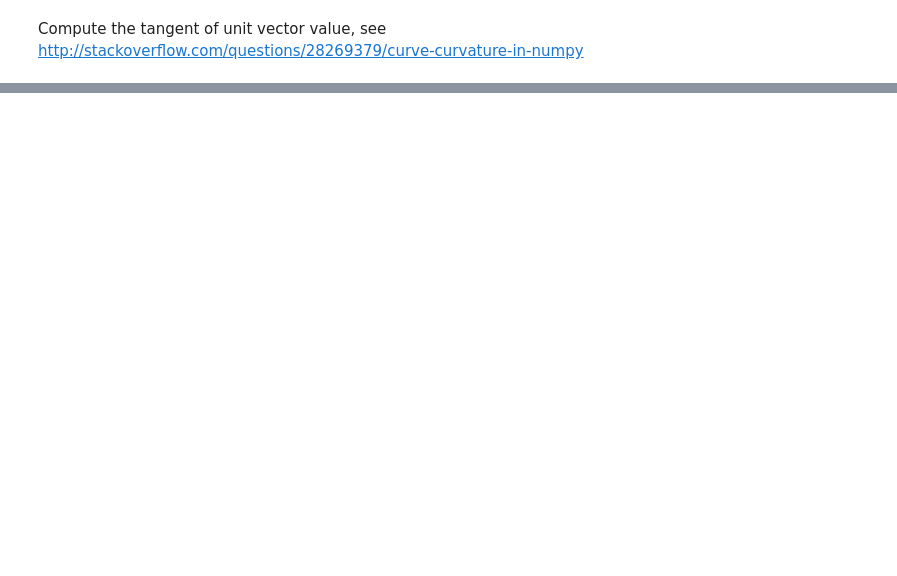
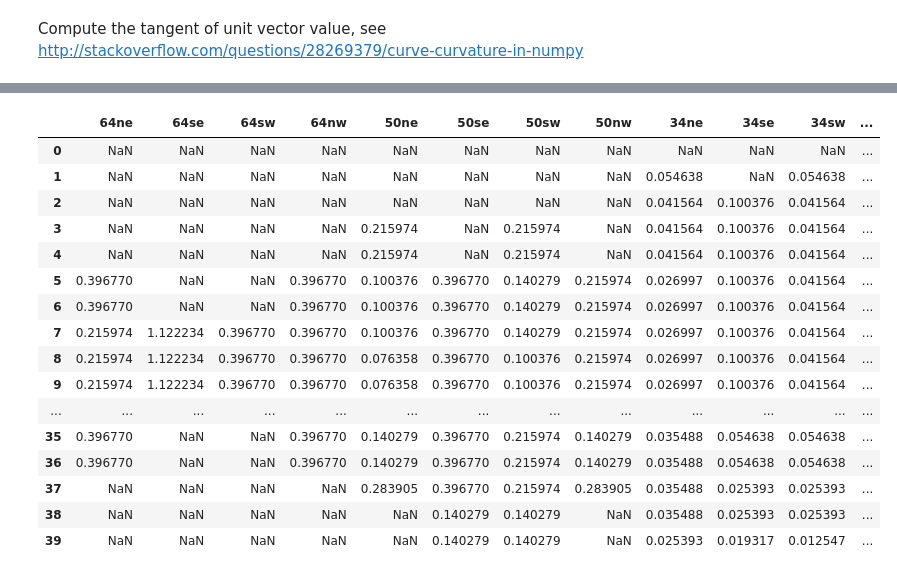
Before and after one commit to ec-jrc/pyStorms, a Jupyter notebook: Subtract translational and Coriolis velocity.ipynb, the cells around one changed output, grey strips where cells are left out. Cells and saved outputs as stored; diff of their text form; code cells hidden in the pictures; blank space fills up the shorter version.

```diff
--- a/Subtract translational and Coriolis velocity.ipynb
+++ b/Subtract translational and Coriolis velocity.ipynb
@@ -325,20 +112,0 @@ SINFI = np.sin(th)
-# %%
-#==========================================================================
-# loop over all times in bulletin - BELLOW the workflow for one time
-#==========================================================================
-done=0
-t=6
-
-time = TIME[t]
-lat = LAT[t]
-lon = LON[t]
-vmax0 = VMAX0[t]
-vmax0k = vmax0*fk #translate from 1km to 10km
-V0=np.array([64, 64, 64, 64, 50, 50, 50, 50, 34, 34, 34, 34])*kt2ms*fk #translate knots to m/s and from 1km to 10km
-R0=np.array([ne64[t], se64[t], sw64[t], nw64[t], ne50[t], se50[t], sw50[t], nw50[t], ne34[t], se34[t], sw34[t], nw34[t]])
-an=np.array([tetaNE, tetaSE, tetaSW, tetaNW,tetaNE, tetaSE, tetaSW, tetaNW,tetaNE, tetaSE, tetaSW, tetaNW])
-vtr = VTR[t]
-vtrx = VTRX[t]
-vtry = VTRY[t]
-sinfi = SINFI[t]
-cosfi = COSFI[t]
@@ -431,0 +113,7 @@ else:
+# %%
+# extend dataset to save new data
+inpdat['vtrx']=vtrx
+inpdat['vtry']=vtry
+inpdat['vtr']=vtr
+inpdat['cosfi']=cosfi
+inpdat['sinfi']=sinfi
@@ -431,0 +162,4 @@ else:
+# %%
+R=inpdat.ix[:,radcols].copy()
+# %%
+R=R[R>0]
@@ -431,0 +169,20 @@ else:
+# %%
+RATIO
+# %% [output]
+|  | 64ne | 64se | 64sw | 64nw | 50ne | 50se | 50sw | 50nw | 34ne | 34se | 34sw | ... |
+| 0 | NaN | NaN | NaN | NaN | NaN | NaN | NaN | NaN | NaN | NaN | NaN | ... |
+| 1 | NaN | NaN | NaN | NaN | NaN | NaN | NaN | NaN | 0.054638 | NaN | 0.054638 | ... |
+| 2 | NaN | NaN | NaN | NaN | NaN | NaN | NaN | NaN | 0.041564 | 0.100376 | 0.041564 | ... |
+| 3 | NaN | NaN | NaN | NaN | 0.215974 | NaN | 0.215974 | NaN | 0.041564 | 0.100376 | 0.041564 | ... |
+| 4 | NaN | NaN | NaN | NaN | 0.215974 | NaN | 0.215974 | NaN | 0.041564 | 0.100376 | 0.041564 | ... |
+| 5 | 0.396770 | NaN | NaN | 0.396770 | 0.100376 | 0.396770 | 0.140279 | 0.215974 | 0.026997 | 0.100376 | 0.041564 | ... |
+| 6 | 0.396770 | NaN | NaN | 0.396770 | 0.100376 | 0.396770 | 0.140279 | 0.215974 | 0.026997 | 0.100376 | 0.041564 | ... |
+| 7 | 0.215974 | 1.122234 | 0.396770 | 0.396770 | 0.100376 | 0.396770 | 0.140279 | 0.215974 | 0.026997 | 0.100376 | 0.041564 | ... |
+| 8 | 0.215974 | 1.122234 | 0.396770 | 0.396770 | 0.076358 | 0.396770 | 0.100376 | 0.215974 | 0.026997 | 0.100376 | 0.041564 | ... |
+| 9 | 0.215974 | 1.122234 | 0.396770 | 0.396770 | 0.076358 | 0.396770 | 0.100376 | 0.215974 | 0.026997 | 0.100376 | 0.041564 | ... |
+| ... | ... | ... | ... | ... | ... | ... | ... | ... | ... | ... | ... | ... |
+| 35 | 0.396770 | NaN | NaN | 0.396770 | 0.140279 | 0.396770 | 0.215974 | 0.140279 | 0.035488 | 0.054638 | 0.054638 | ... |
+| 36 | 0.396770 | NaN | NaN | 0.396770 | 0.140279 | 0.396770 | 0.215974 | 0.140279 | 0.035488 | 0.054638 | 0.054638 | ... |
+| 37 | NaN | NaN | NaN | NaN | 0.283905 | 0.396770 | 0.215974 | 0.283905 | 0.035488 | 0.025393 | 0.025393 | ... |
+| 38 | NaN | NaN | NaN | NaN | NaN | 0.140279 | 0.140279 | NaN | 0.035488 | 0.025393 | 0.025393 | ... |
+| 39 | NaN | NaN | NaN | NaN | NaN | 0.140279 | 0.140279 | NaN | 0.025393 | 0.019317 | 0.012547 | ... |
```
Also changed, not shown: parts of 82 cells of this notebook, 10 other files.
